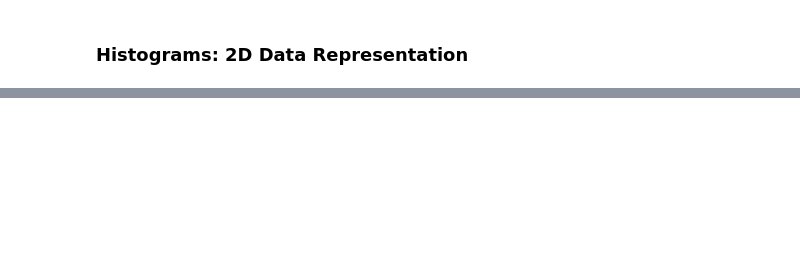
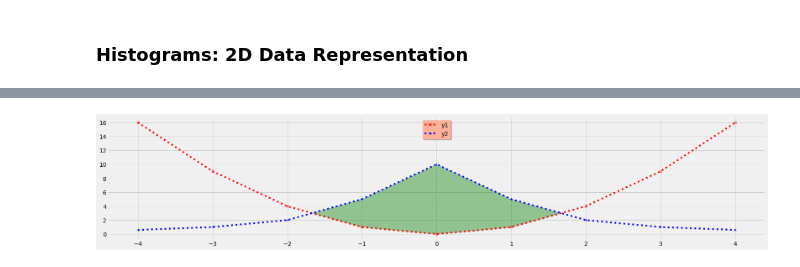
Before and after one commit to Lynch08/Fundementals_Of_Data_Analysis, a Jupyter notebook: pyplot.ipynb, the cells around one changed output, grey strips where cells are left out. Drawn from its saved outputs; the diff is of its cells as text; code cells hidden in the pictures; blank space fills up the shorter version.

```diff
--- a/pyplot.ipynb
+++ b/pyplot.ipynb
@@ -45,0 +67,12 @@ plt.show()
+# %%
+x = np.arange(-4, 5)
+y1 = x ** 2
+y2 = 10 / (x ** 2 + 1)
+fig, ax = plt.subplots()
+ax.plot(x, y1, 'rx', x, y2, 'b+', linestyle='dotted')
+ax.fill_between(x, y1, y2, where=y2>y1, interpolate=True,
+                color='green', alpha = .4)
+lgnd = ax.legend(['y1', 'y2'], loc='upper center', shadow=True)
+lgnd.get_frame().set_facecolor('#ffb19a')
+# %% [output]
+[figure, added]
```
Also changed, not shown: parts of 4 cells of this notebook, 7 other files.
